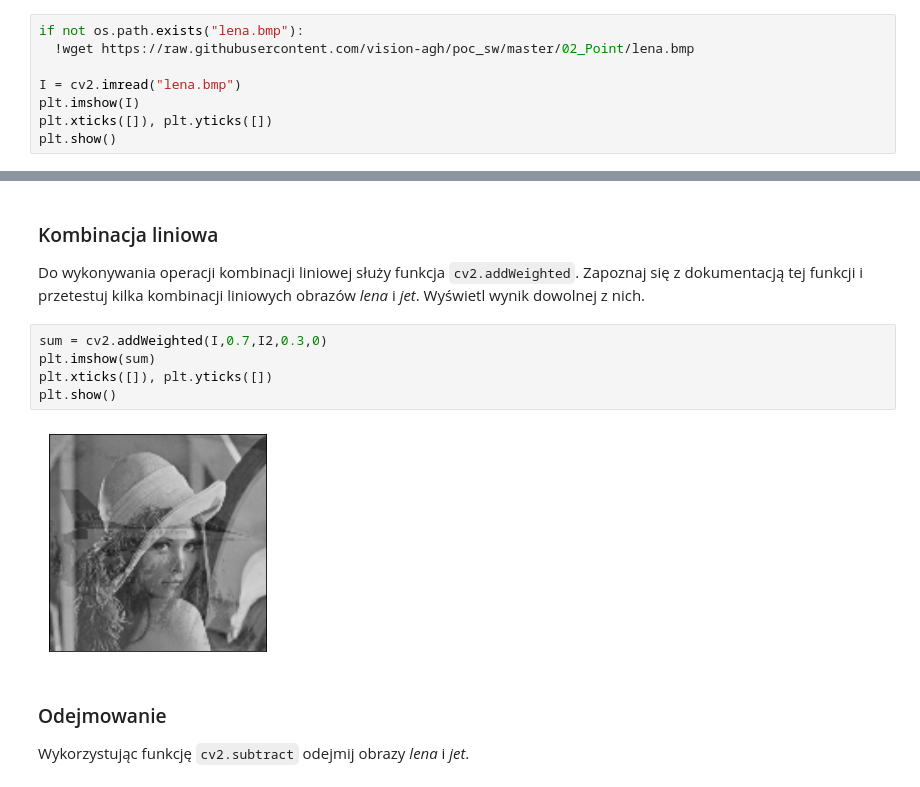
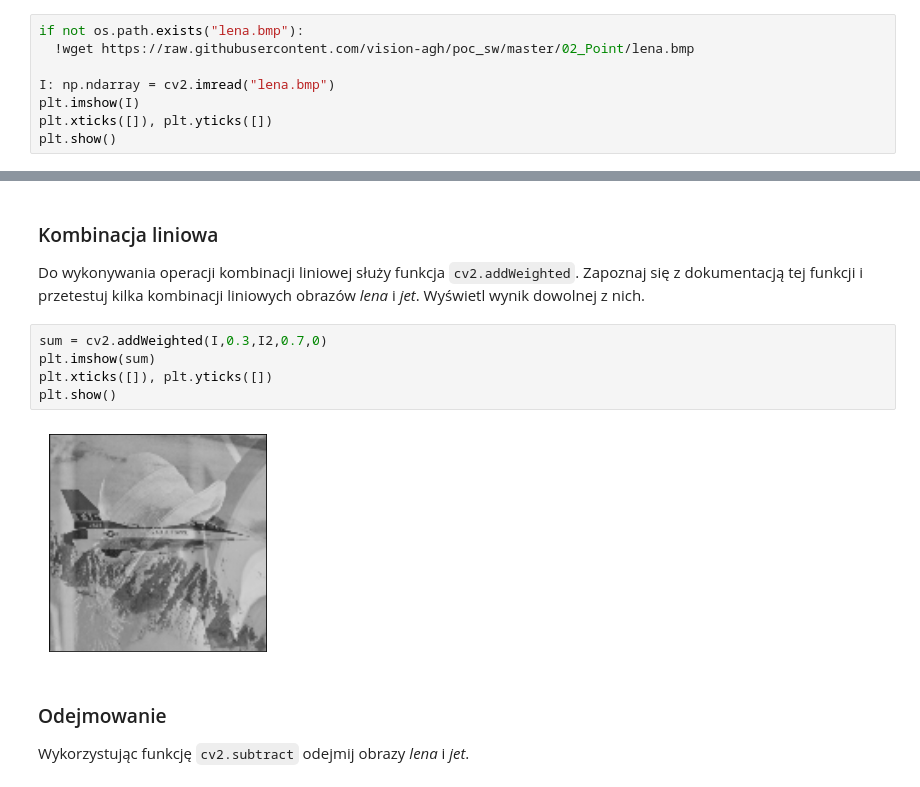
Before and after one commit to JankDev/poc, a Jupyter notebook: 02_point.ipynb, the cells around one changed output, grey strips where cells are left out. Drawn from its saved outputs; the diff is of its cells as text.

```diff
--- a/02_point.ipynb
+++ b/02_point.ipynb
@@ -59,7 +48,7 @@ Wczytaj go i wyświetl.
 if not os.path.exists("lena.bmp"):
   !wget https://raw.githubusercontent.com/vision-agh/poc_sw/master/02_Point/lena.bmp
 
-I = cv2.imread("lena.bmp")
+I: np.ndarray = cv2.imread("lena.bmp")
 plt.imshow(I)
 plt.xticks([]), plt.yticks([])
 plt.show()
@@ -209,12 +158,12 @@ Do wykonywania operacji kombinacji liniowej służy funkcja `cv2.addWeighted`.
 Zapoznaj się z dokumentacją tej funkcji i przetestuj kilka kombinacji liniowych obrazów _lena_ i _jet_.
 Wyświetl wynik dowolnej z nich.
 # %%
-sum = cv2.addWeighted(I,0.7,I2,0.3,0)
+sum = cv2.addWeighted(I,0.3,I2,0.7,0)
 plt.imshow(sum)
 plt.xticks([]), plt.yticks([])
 plt.show()
 # %% [output]
-[figure, old version]
+[figure, new version]
 # %% [markdown]
 ### Odejmowanie
 
```
Also changed, not shown: parts of 13 cells of this notebook, 3 other files.
